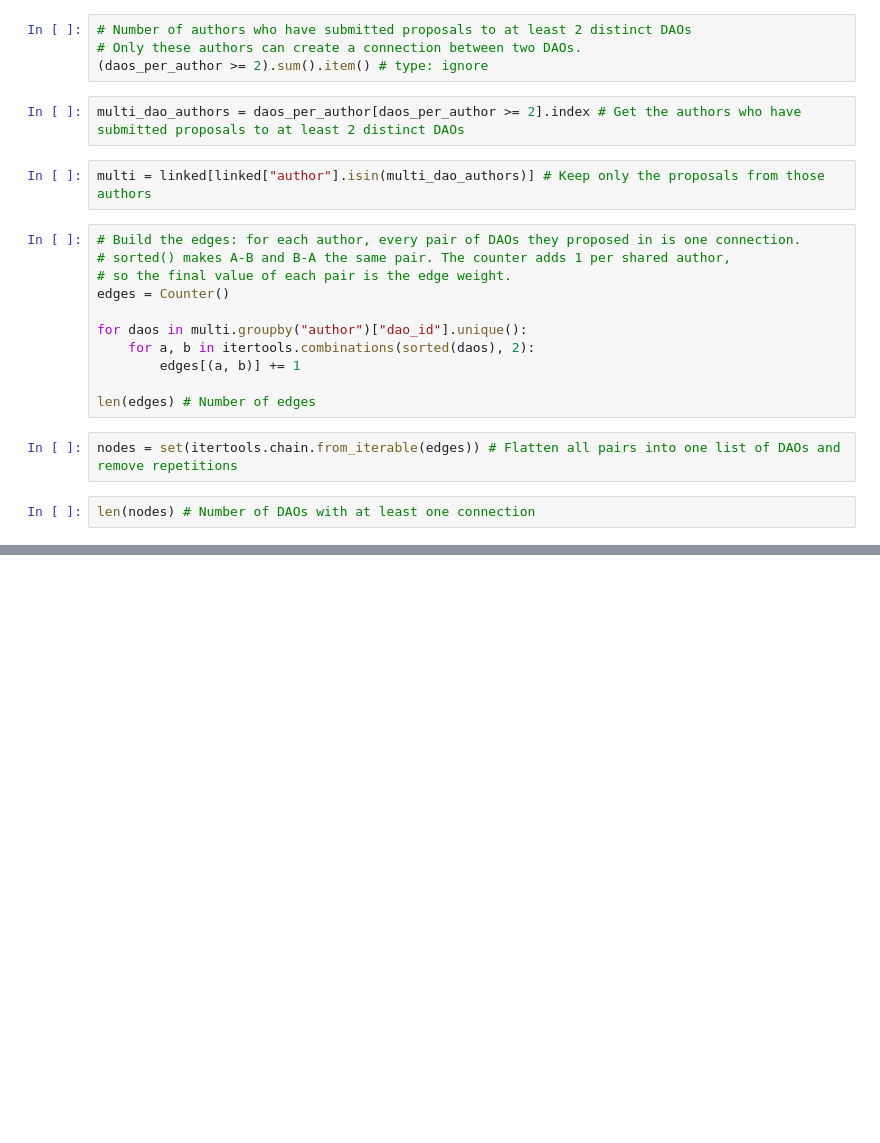
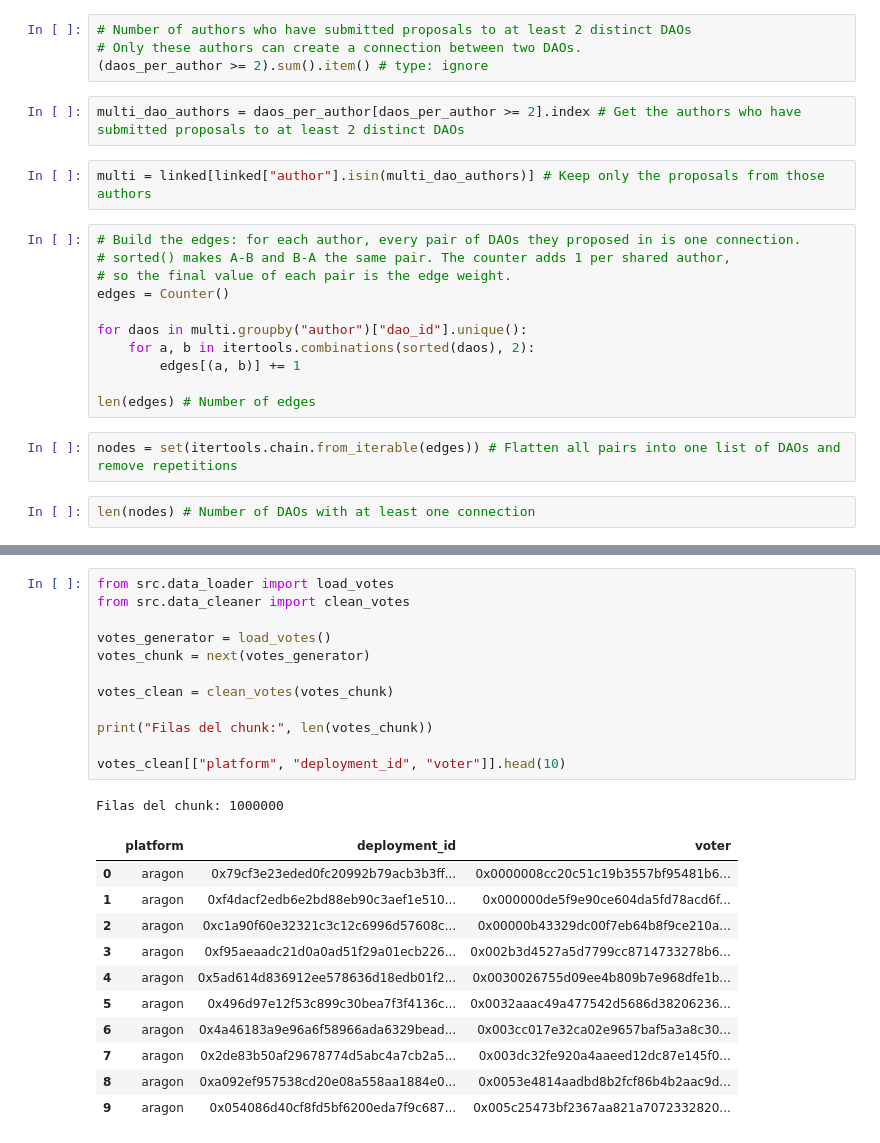
Before and after one commit to TFG-Catalyst/Mapping-Blockchain-Ecosystem, a Jupyter notebook: notebooks/02_data_quality.ipynb, the cells around one changed output, grey strips where cells are left out. Cells and saved outputs as stored; diff of their text form; blank space fills up the shorter version.

```diff
--- a/notebooks/02_data_quality.ipynb
+++ b/notebooks/02_data_quality.ipynb
@@ -144,0 +260,25 @@ len(nodes) # Number of DAOs with at least one connection
+# %%
+from src.data_loader import load_votes
+from src.data_cleaner import clean_votes
+
+votes_generator = load_votes()
+votes_chunk = next(votes_generator)
+
+votes_clean = clean_votes(votes_chunk)
+
+print("Filas del chunk:", len(votes_chunk))
+
+votes_clean[["platform", "deployment_id", "voter"]].head(10)
+# %% [output]
+Filas del chunk: 1000000
+|  | platform | deployment_id | voter |
+| 0 | aragon | 0x79cf3e23eded0fc20992b79acb3b3ff... | 0x0000008cc20c51c19b3557bf95481b6... |
+| 1 | aragon | 0xf4dacf2edb6e2bd88eb90c3aef1e510... | 0x000000de5f9e90ce604da5fd78acd6f... |
+| 2 | aragon | 0xc1a90f60e32321c3c12c6996d57608c... | 0x00000b43329dc00f7eb64b8f9ce210a... |
+| 3 | aragon | 0xf95aeaadc21d0a0ad51f29a01ecb226... | 0x002b3d4527a5d7799cc8714733278b6... |
+| 4 | aragon | 0x5ad614d836912ee578636d18edb01f2... | 0x0030026755d09ee4b809b7e968dfe1b... |
+| 5 | aragon | 0x496d97e12f53c899c30bea7f3f4136c... | 0x0032aaac49a477542d5686d38206236... |
+| 6 | aragon | 0x4a46183a9e96a6f58966ada6329bead... | 0x003cc017e32ca02e9657baf5a3a8c30... |
+| 7 | aragon | 0x2de83b50af29678774d5abc4a7cb2a5... | 0x003dc32fe920a4aaeed12dc87e145f0... |
+| 8 | aragon | 0xa092ef957538cd20e08a558aa1884e0... | 0x0053e4814aadbd8b2fcf86b4b2aac9d... |
+| 9 | aragon | 0x054086d40cf8fd5bf6200eda7f9c687... | 0x005c25473bf2367aa821a7072332820... |
```
Also changed, not shown: parts of 13 cells of this notebook, 2 other files.
